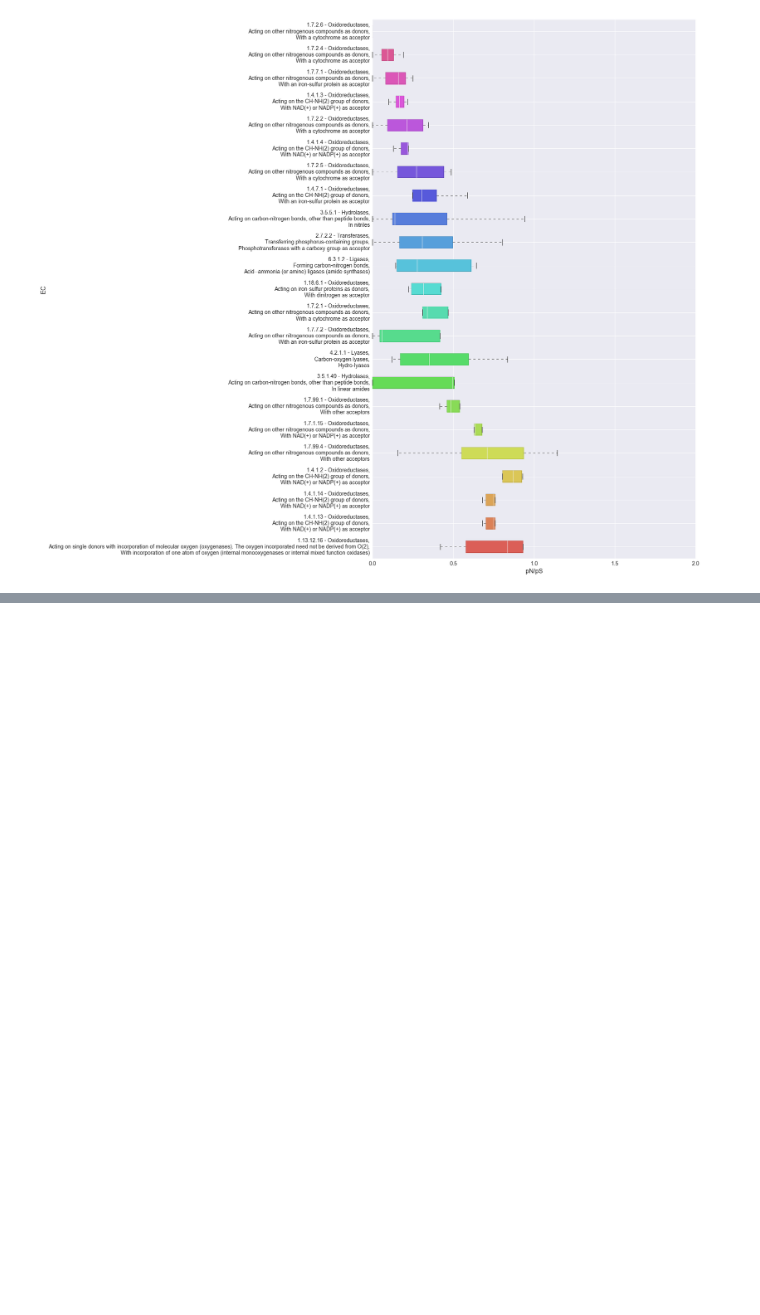
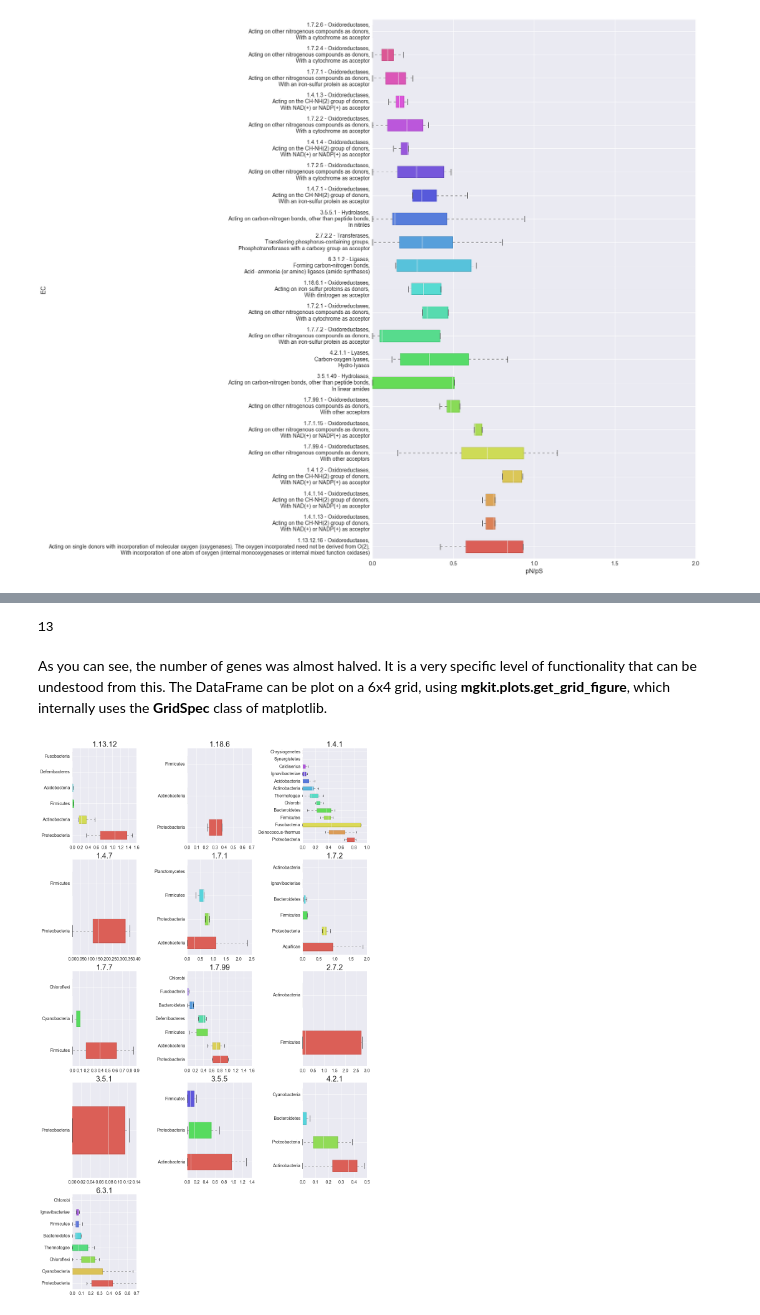
Before and after one commit to frubino/mgkit, a Jupyter notebook: docs/source/pipeline/hmmer-tutorial-explore-data.ipynb, the cells around one changed output, grey strips where cells are left out. Cells and saved outputs as stored; diff of their text form; code cells hidden in the pictures; blank space fills up the shorter version.

Commit message:
Completed new tutorial and updated script to download the required data (from figshare) for running the examples.

```diff
--- a/docs/source/pipeline/hmmer-tutorial-explore-data.ipynb
+++ b/docs/source/pipeline/hmmer-tutorial-explore-data.ipynb
@@ -518,0 +619,6 @@ _ = ax.set_ylabel('EC', fontsize=16)
+# %%
+ec3_map = {
+    # a set can be created using all the EC identifiers from the ec_map dictionary
+    ko_id: {mgkit.mappings.enzyme.get_enzyme_level(ec_id, 3) for ec_id in ec_ids}
+    for ko_id, ec_ids in ec_map.iteritems()
+}
@@ -518,0 +630,3 @@ _ = ax.set_ylabel('EC', fontsize=16)
+# %%
+# The new DataFrame
+dataframe = mgkit.snps.conv_func.get_gene_taxon_dataframe(snp_data, taxonomy, gene_map=ec3_map, rank='phylum')
@@ -518,0 +644,45 @@ _ = ax.set_ylabel('EC', fontsize=16)
+# %%
+print(len(dataframe.index.get_level_values('gene').unique()))
+# %% [output]
+13
+# %% [markdown]
+As you can see, the number of genes was almost halved. It is a very specific level of functionality that can be undestood from this. The DataFrame can be plot on a 6x4 grid, using **mgkit.plots.get_grid_figure**, which internally uses the **GridSpec** class of matplotlib.
+# %%
+# As long as the multiplied numbers result in at least 13, the size of the plot
+# can be customised
+nrows = 5
+ncols = 3
+
+# the difference lies in the size of the grid we want to use and the return value
+# that is a GridSpec instance
+fig, gs = mgkit.plots.get_grid_figure(nrows, ncols, figsize=(5 * ncols, 5 * nrows))
+
+for figid, ec_id in enumerate(sorted(dataframe.index.get_level_values('gene').unique())):
+    # to create the axis for each it can either be used a gs[figid] to access in order the
+    # block in the grid, or the notation gs[0, 1], to access the first row, second column
+    # of the grid. It's easier to automate the process by using a single index notation,
+    # so that's what we use in the example
+    ax = fig.add_subplot(gs[figid])
+
+    # we only plot one EC at a time
+    ec_df = dataframe.loc[ec_id]
+
+    #sort the DataFrame to plot them by mean value
+    plot_order = ec_df.mean(axis=1).sort_values(inplace=False, ascending=False).index
+
+    _ = mgkit.plots.boxplot.boxplot_dataframe(
+        ec_df,
+        plot_order,
+        ax,
+        fonts=dict(fontsize=14, rotation='horizontal'),
+        data_colours={
+            x: color
+            for x, color in zip(plot_order, seaborn.color_palette('hls', len(ec_df.index)))
+        },
+        box_vert=False,
+        label_map={x: taxonomy[x].s_name.capitalize() for x in plot_order}
+    )
+    _ = ax.set_title(ec_id)
+fig.tight_layout()
+# %% [output]
+[figure, added]
```
Also changed, not shown: parts of 35 cells of this notebook, 2 other files.
